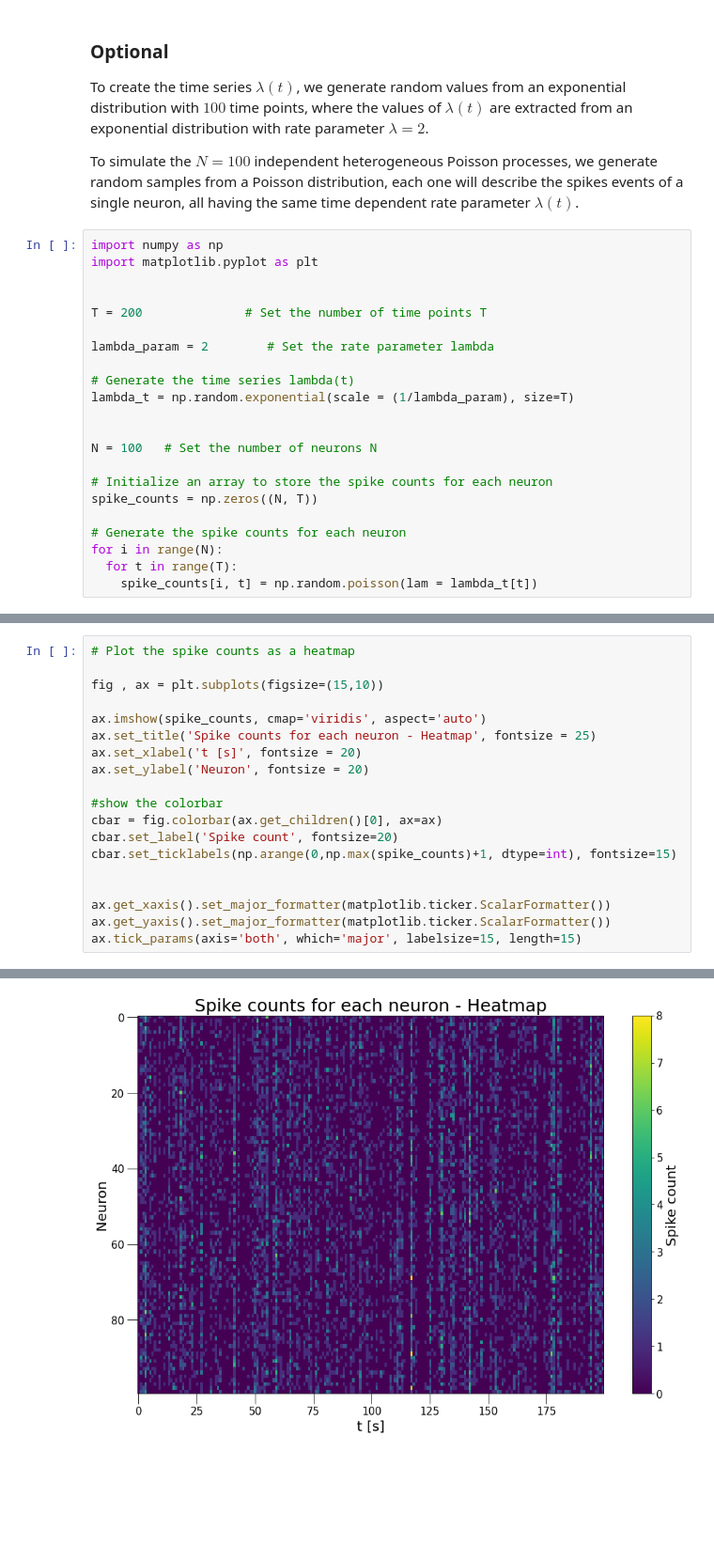
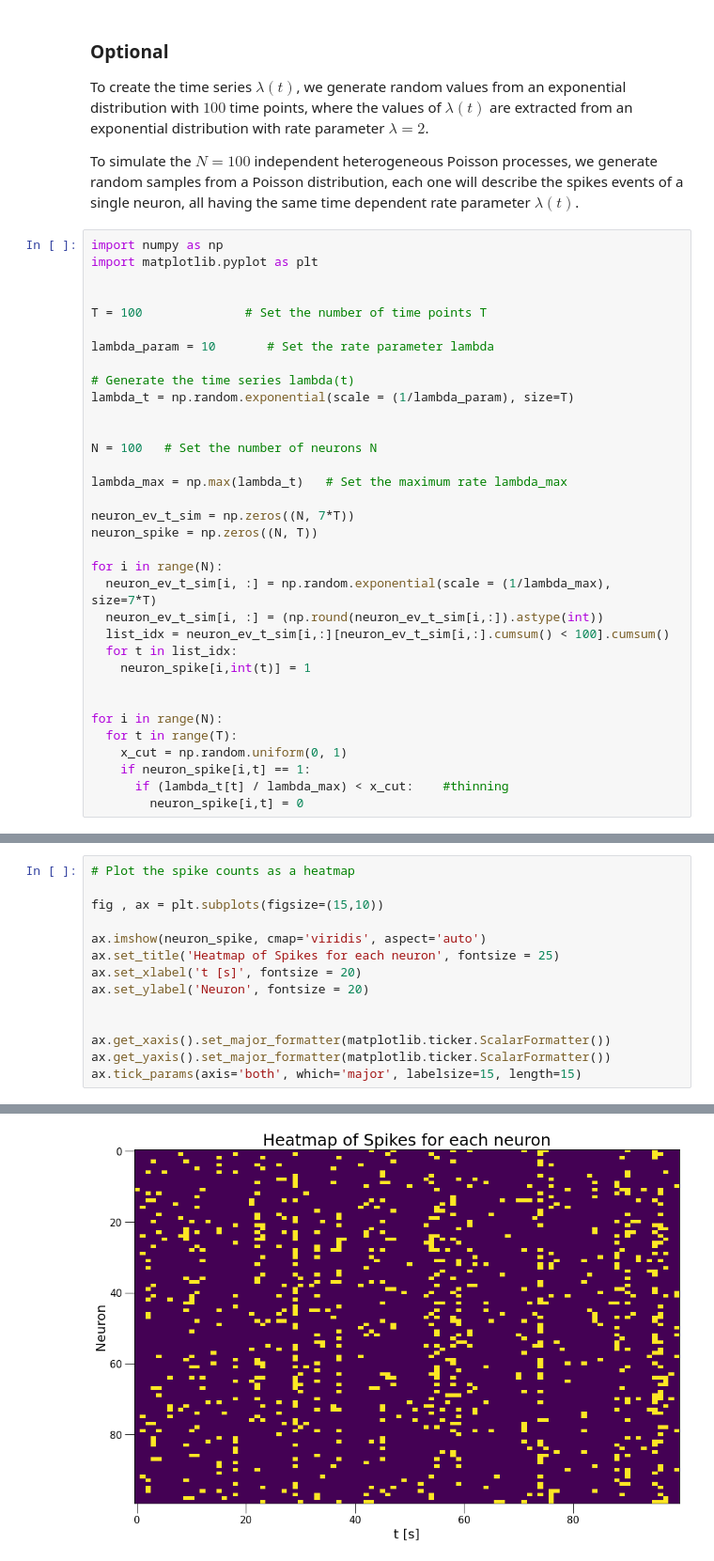
Before and after one commit to AndreaLazzari/PhysicalModelsOfLivingSystems, a Jupyter notebook: Week7/Week7_Lazzari.ipynb, the cells around one changed output, grey strips where cells are left out. Shown at 94% size. Drawn from its saved outputs; the diff is of its cells as text; blank space fills up the shorter version.

```diff
--- a/Week7/Week7_Lazzari.ipynb
+++ b/Week7/Week7_Lazzari.ipynb
@@ -214,9 +214,9 @@ import numpy as np
 import matplotlib.pyplot as plt
 
 
-T = 200              # Set the number of time points T
+T = 100              # Set the number of time points T
 
-lambda_param = 2        # Set the rate parameter lambda
+lambda_param = 10       # Set the rate parameter lambda
 
 # Generate the time series lambda(t)
 lambda_t = np.random.exponential(scale = (1/lambda_param), size=T)
@@ -224,10 +224,22 @@ lambda_t = np.random.exponential(scale = (1/lambda_param), size=T)
 
 N = 100   # Set the number of neurons N
 
-# Initialize an array to store the spike counts for each neuron
-spike_counts = np.zeros((N, T))
+lambda_max = np.max(lambda_t)   # Set the maximum rate lambda_max
 
-# Generate the spike counts for each neuron
+neuron_ev_t_sim = np.zeros((N, 7*T))
+neuron_spike = np.zeros((N, T))
+
+for i in range(N):
+  neuron_ev_t_sim[i, :] = np.random.exponential(scale = (1/lambda_max), size=7*T)
+  neuron_ev_t_sim[i, :] = (np.round(neuron_ev_t_sim[i,:]).astype(int))
+  list_idx = neuron_ev_t_sim[i,:][neuron_ev_t_sim[i,:].cumsum() < 100].cumsum()
+  for t in list_idx:
+    neuron_spike[i,int(t)] = 1
+
+
 for i in range(N):
   for t in range(T):
-    spike_counts[i, t] = np.random.poisson(lam = lambda_t[t])
+    x_cut = np.random.uniform(0, 1)
+    if neuron_spike[i,t] == 1:
+      if (lambda_t[t] / lambda_max) < x_cut:    #thinning
+        neuron_spike[i,t] = 0
@@ -262,15 +272,10 @@ DataFrame is highly fragmented.  This is usually the result of calling `frame.in
 
 fig , ax = plt.subplots(figsize=(15,10))
 
-ax.imshow(spike_counts, cmap='viridis', aspect='auto')
-ax.set_title('Spike counts for each neuron - Heatmap', fontsize = 25)
+ax.imshow(neuron_spike, cmap='viridis', aspect='auto')
+ax.set_title('Heatmap of Spikes for each neuron', fontsize = 25)
 ax.set_xlabel('t [s]', fontsize = 20)
 ax.set_ylabel('Neuron', fontsize = 20)
-
-#show the colorbar
-cbar = fig.colorbar(ax.get_children()[0], ax=ax)
-cbar.set_label('Spike count', fontsize=20)
-cbar.set_ticklabels(np.arange(0,np.max(spike_counts)+1, dtype=int), fontsize=15)
 
 
 ax.get_xaxis().set_major_formatter(matplotlib.ticker.ScalarFormatter())
@@ -281 +285 @@ FixedFormatter should only be used together with FixedLocator
-[figure, old version]
+[figure, new version]
```
Also changed, not shown: parts of 3 cells of this notebook, 1 other file.
